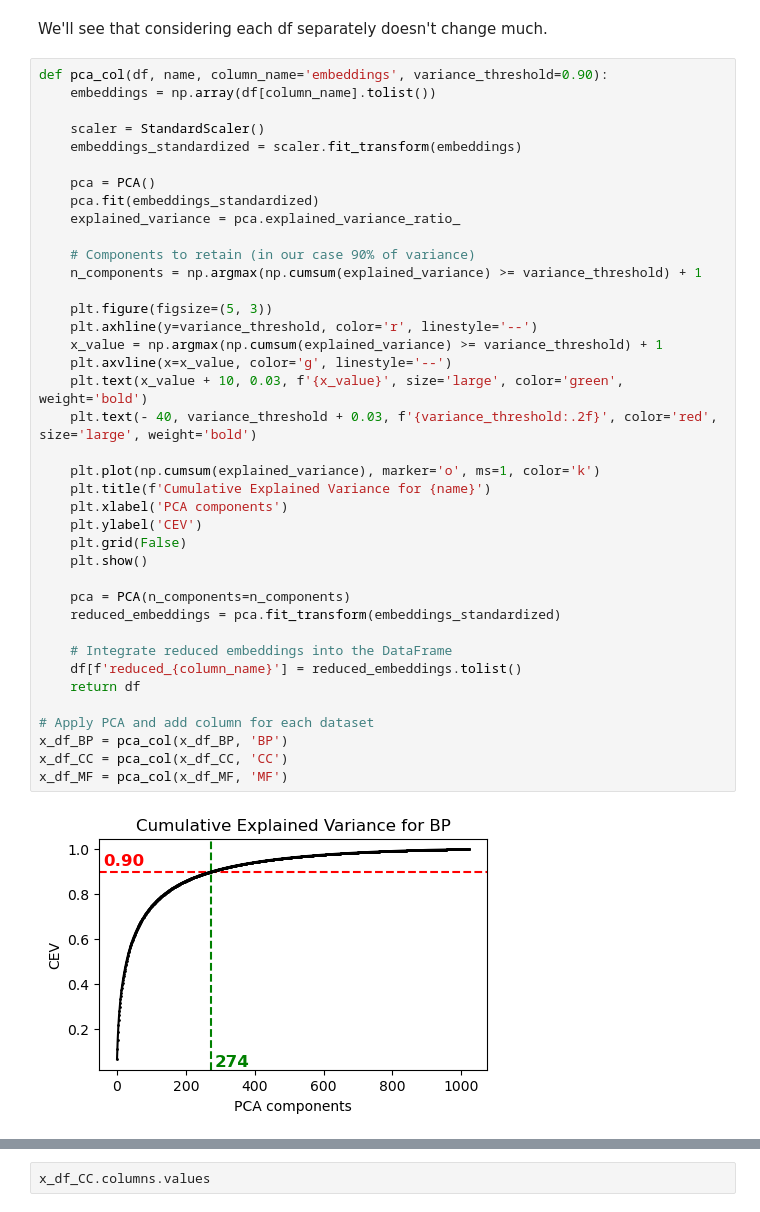
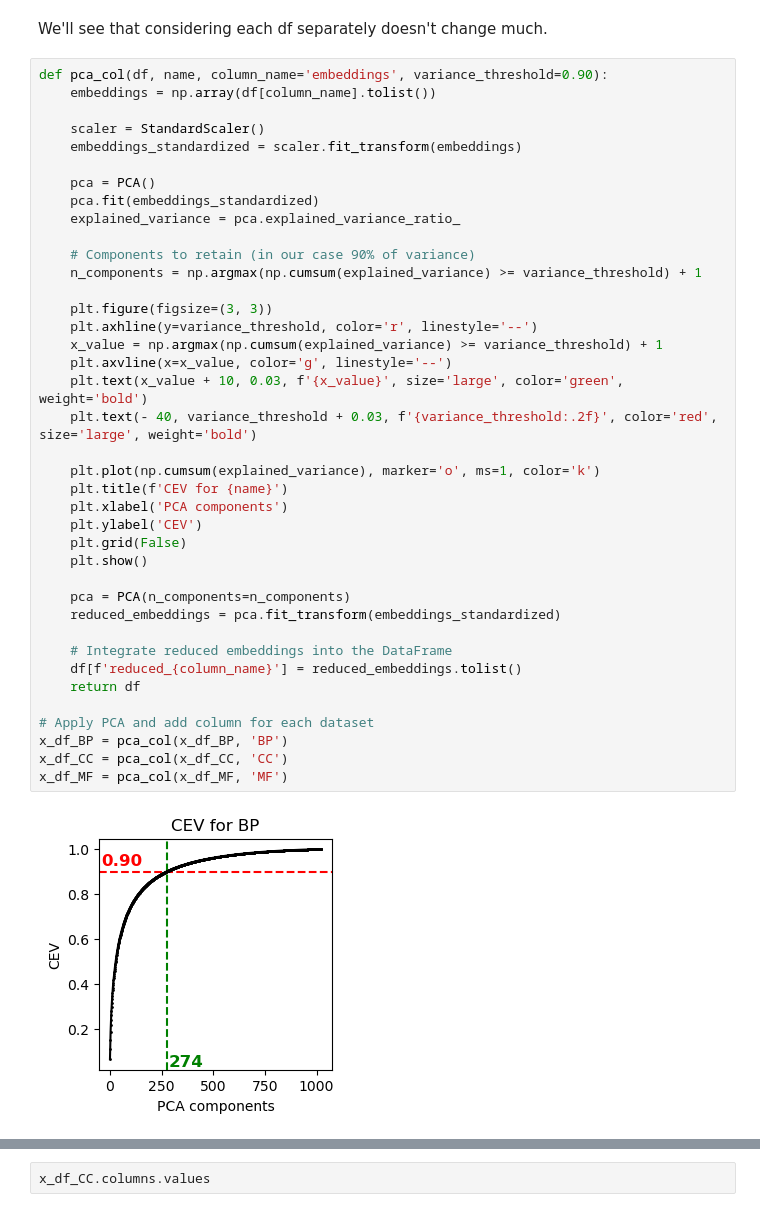
Before and after one commit to mattiazza/protein_function_prediction, a Jupyter notebook: bd_project/datasets_creation_CC+MF.ipynb, the cells around one changed output, grey strips where cells are left out. Saved outputs shown, nothing was run; the diff lists cells and outputs as text.

```diff
--- a/bd_project/datasets_creation_CC+MF.ipynb
+++ b/bd_project/datasets_creation_CC+MF.ipynb
@@ -669,33 +669,33 @@ def pca_col(df, name, column_name='embeddings', variance_threshold=0.90):
     pca.fit(embeddings_standardized)
     explained_variance = pca.explained_variance_ratio_
 
     # Components to retain (in our case 90% of variance)
     n_components = np.argmax(np.cumsum(explained_variance) >= variance_threshold) + 1
 
-    plt.figure(figsize=(5, 3))
+    plt.figure(figsize=(3, 3))
     plt.axhline(y=variance_threshold, color='r', linestyle='--')
     x_value = np.argmax(np.cumsum(explained_variance) >= variance_threshold) + 1
     plt.axvline(x=x_value, color='g', linestyle='--')
     plt.text(x_value + 10, 0.03, f'{x_value}', size='large', color='green', weight='bold')
     plt.text(- 40, variance_threshold + 0.03, f'{variance_threshold:.2f}', color='red', size='large', weight='bold')
 
     plt.plot(np.cumsum(explained_variance), marker='o', ms=1, color='k')
-    plt.title(f'Cumulative Explained Variance for {name}')
+    plt.title(f'CEV for {name}')
     plt.xlabel('PCA components')
     plt.ylabel('CEV')
     plt.grid(False)
     plt.show()
 
     pca = PCA(n_components=n_components)
     reduced_embeddings = pca.fit_transform(embeddings_standardized)
 
     # Integrate reduced embeddings into the DataFrame
     df[f'reduced_{column_name}'] = reduced_embeddings.tolist()
     return df
 
 # Apply PCA and add column for each dataset
 x_df_BP = pca_col(x_df_BP, 'BP')
 x_df_CC = pca_col(x_df_CC, 'CC')
 x_df_MF = pca_col(x_df_MF, 'MF')
 # %% [output]
-[figure, old version]
+[figure, new version]
```
Also changed, not shown: parts of 4 cells of this notebook, 4 other files.
